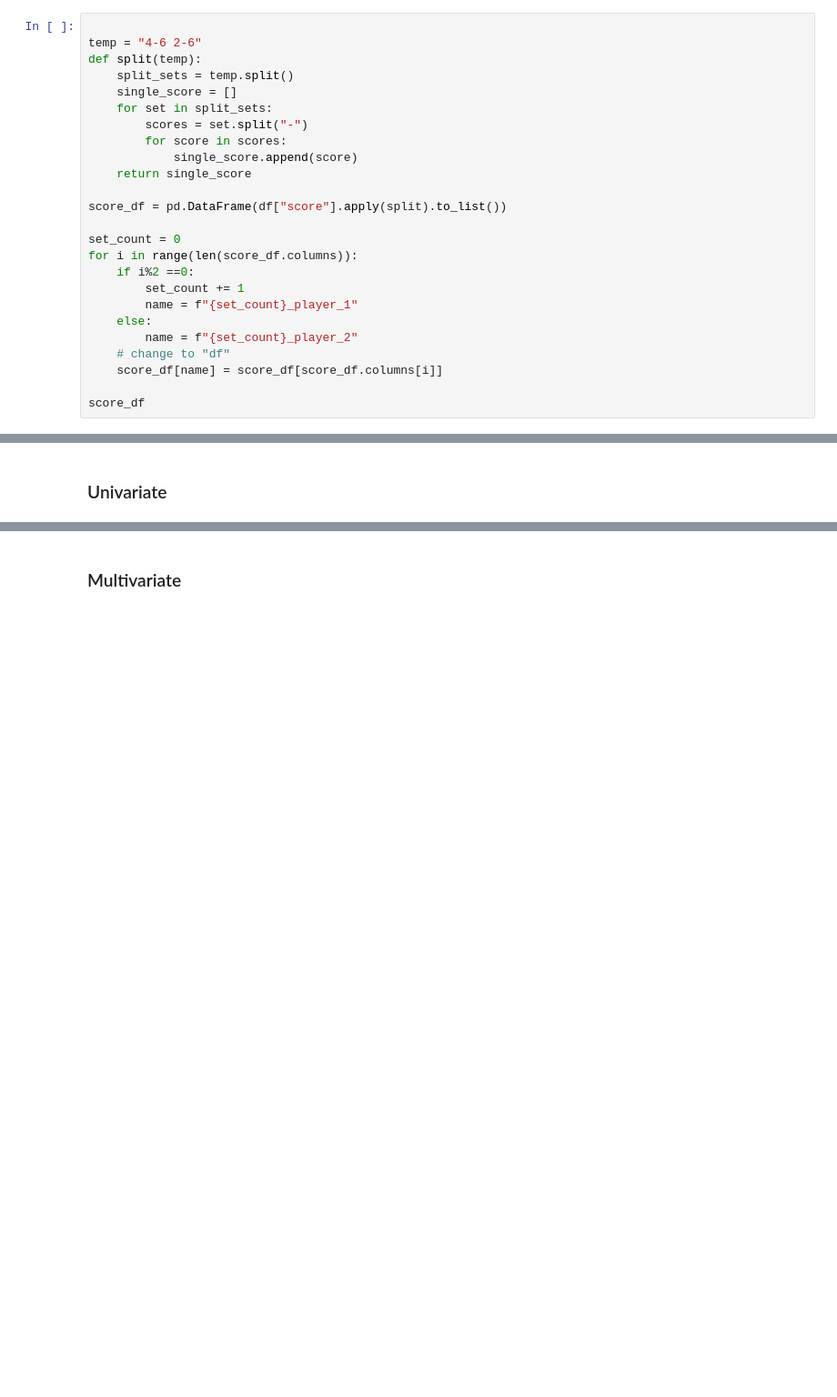
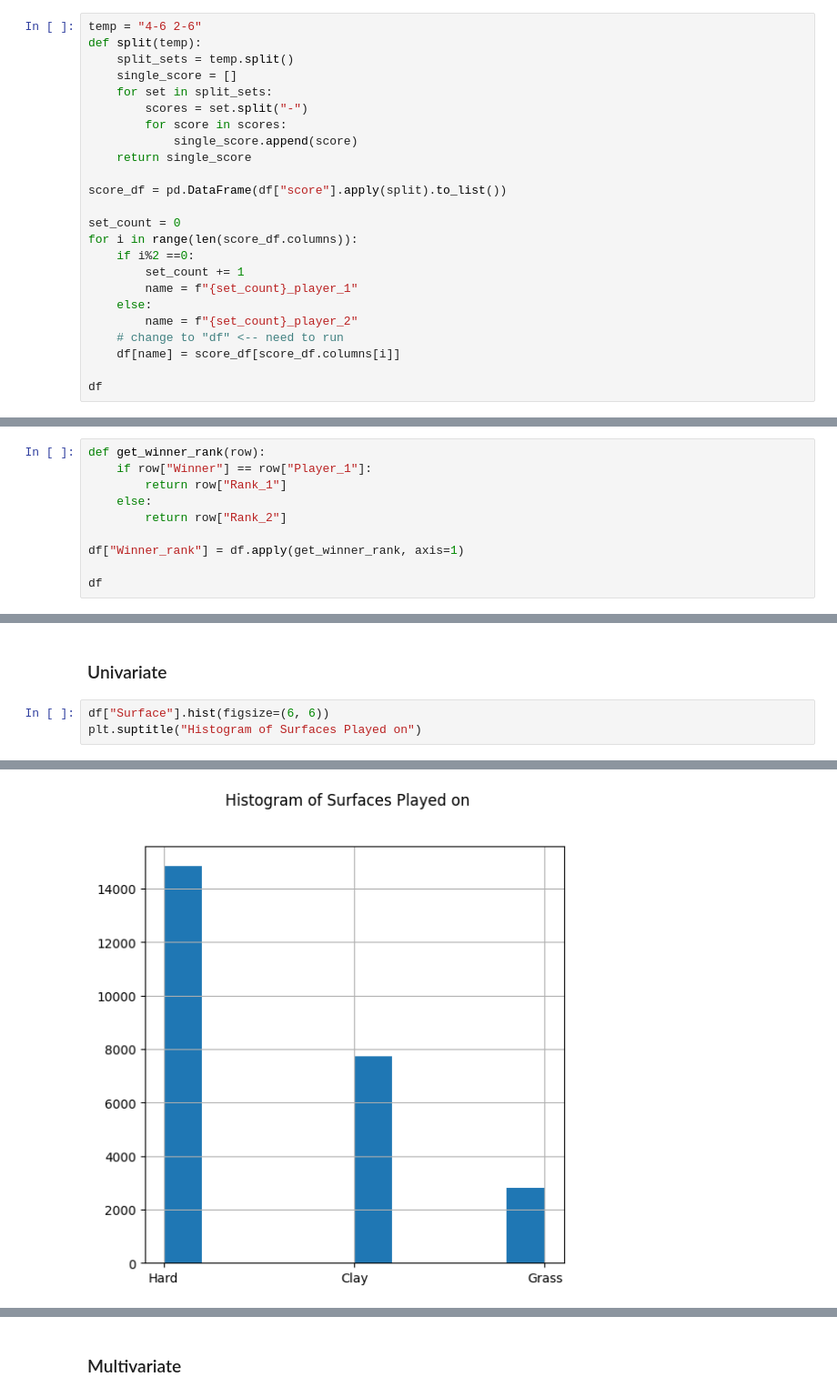
Before and after one commit to ldhaliwal/data-analysis, a Jupyter notebook: dataanalysis.ipynb, the cells around one changed output, grey strips where cells are left out. Shown: that part at 91% size. Drawn from its saved outputs; the diff is of its cells as text; blank space fills up the shorter version.

```diff
--- a/dataanalysis.ipynb
+++ b/dataanalysis.ipynb
@@ -41,5 +80,4 @@ df["score"].value_counts().head(20)
 # %%
-
 temp = "4-6 2-6"
 def split(temp):
     split_sets = temp.split()
@@ -59,7 +97,7 @@ for i in range(len(score_df.columns)):
         name = f"{set_count}_player_1"
     else:
         name = f"{set_count}_player_2"
-    # change to "df"
-    score_df[name] = score_df[score_df.columns[i]]
+    # change to "df" <-- need to run
+    df[name] = score_df[score_df.columns[i]]
 
-score_df
+df
@@ -82,4 +106,18 @@ df.head(10)
+# %%
+def get_winner_rank(row):
+    if row["Winner"] == row["Player_1"]:
+        return row["Rank_1"]
+    else:
+        return row["Rank_2"]
+
+df["Winner_rank"] = df.apply(get_winner_rank, axis=1)
+
+df
 # %% [markdown]
 ## Exploratory Data Analysis
 # %% [markdown]
 ### Univariate
+# %%
+df["Surface"].hist(figsize=(6, 6))
+plt.suptitle("Histogram of Surfaces Played on")
+# %% [output]
@@ -85,0 +125 @@ df.head(10)
+[figure, added]
```
Also changed, not shown: parts of 16 cells of this notebook.
